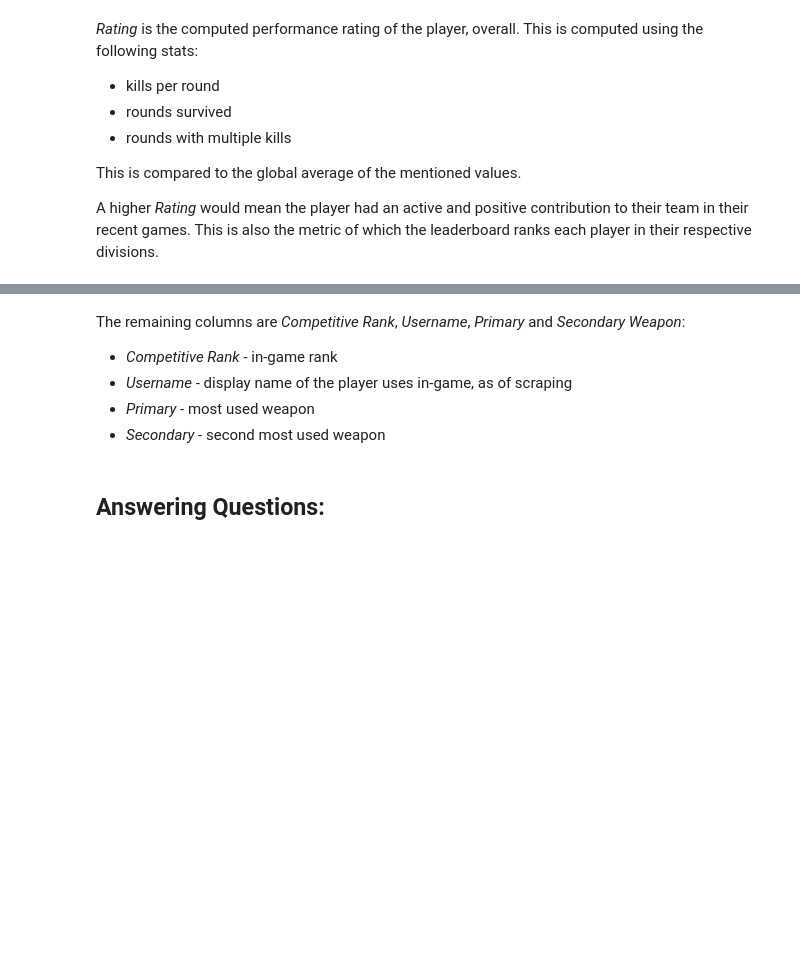
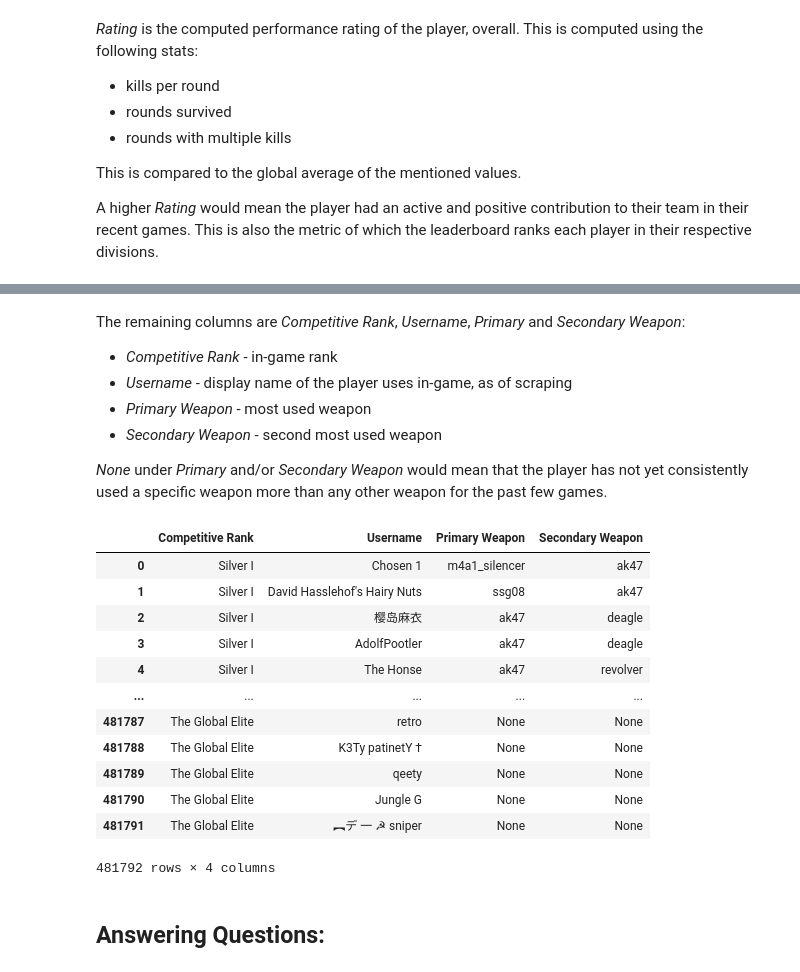
Before and after one commit to cc-visionary/datapre-csgostats, a Jupyter notebook: Scraping CSGOStats.gg.ipynb, the cells around one changed output, grey strips where cells are left out. Drawn from its saved outputs; the diff is of its cells as text; code cells hidden in the pictures; blank space fills up the shorter version.

```diff
--- a/Scraping CSGOStats.gg.ipynb
+++ b/Scraping CSGOStats.gg.ipynb
@@ -604,8 +651,26 @@ The remaining columns are *Competitive Rank*, *Username*, *Primary* and *Seconda
 
 - *Competitive Rank* - in-game rank
 - *Username* - display name of the player uses in-game, as of scraping
-- *Primary* - most used weapon
-- *Secondary* - second most used weapon
+- *Primary Weapon* - most used weapon
+- *Secondary Weapon* - second most used weapon
+
+*None* under *Primary* and/or *Secondary Weapon* would mean that the player has not yet consistently used a specific weapon more than any other weapon for the past few games.
+# %%
+df[['Competitive Rank', 'Username', 'Primary Weapon', 'Secondary Weapon']]
+# %% [output]
+|  | Competitive Rank | Username | Primary Weapon | Secondary Weapon |
+| 0 | Silver I | Chosen 1 | m4a1_silencer | ak47 |
+| 1 | Silver I | David Hasslehof's Hairy Nuts | ssg08 | ak47 |
+| 2 | Silver I | 樱岛麻衣 | ak47 | deagle |
+| 3 | Silver I | AdolfPootler | ak47 | deagle |
+| 4 | Silver I | The Honse | ak47 | revolver |
+| ... | ... | ... | ... | ... |
+| 481787 | The Global Elite | retro | None | None |
+| 481788 | The Global Elite | K3Ty patinetY † | None | None |
+| 481789 | The Global Elite | qeety | None | None |
+| 481790 | The Global Elite | Jungle G | None | None |
+| 481791 | The Global Elite | ︻デ 一 ☭ sniper | None | None |
+481792 rows × 4 columns
 # %% [markdown]
 ## Answering Questions:
 # %% [markdown]
```
Also changed, not shown: parts of 9 cells of this notebook.
